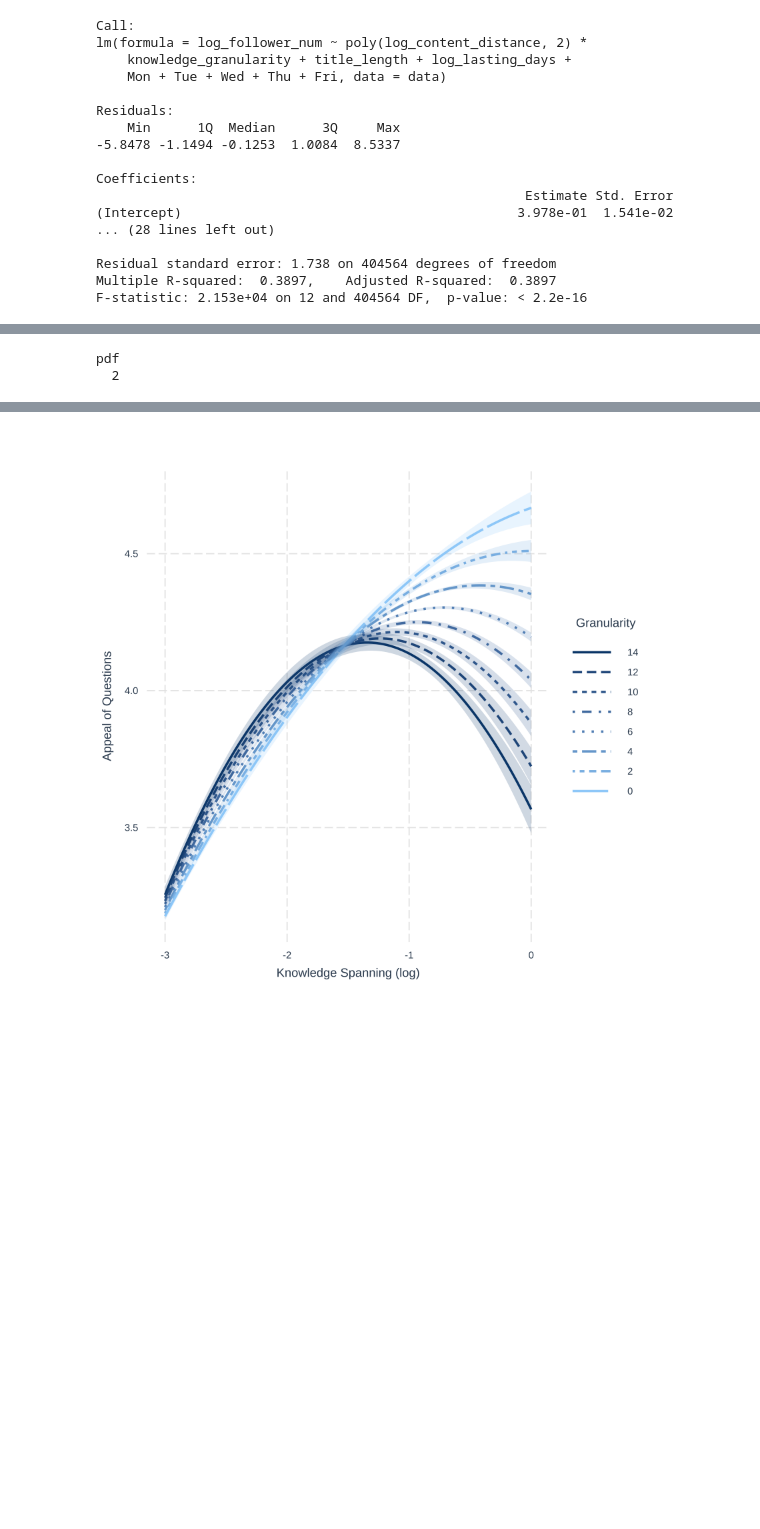
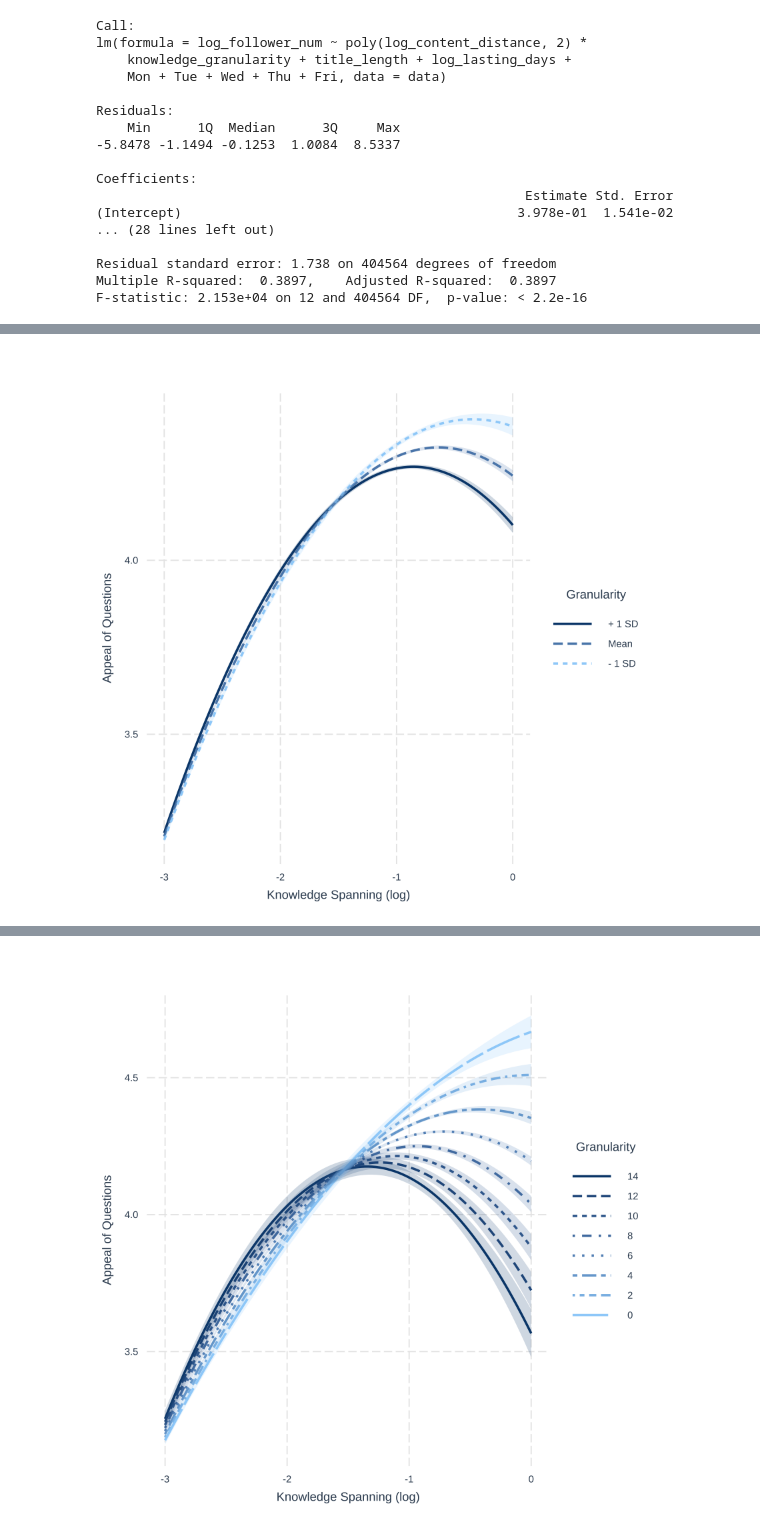
Before and after one commit to socrateslab/knowledge-spanning, a Jupyter notebook: knowledge_spanning_final.ipynb, the cells around one changed output, grey strips where cells are left out. Cells and saved outputs as stored; diff of their text form; code cells hidden in the pictures; blank space fills up the shorter version.

```diff
--- a/knowledge_spanning_final.ipynb
+++ b/knowledge_spanning_final.ipynb
@@ -139,12 +140,10 @@ F-statistic: 2.153e+04 on 12 and 404564 DF,  p-value: < 2.2e-16
 # %%
 p<-interact_plot(model, pred =log_content_distance, modx = knowledge_granularity,
                  data = data, interval = TRUE,int.width = 0.8,
-                 x.label = TeX("Knowledge Spanning (log)"), y.label = "Appeal of Questions",
+                x.label = TeX("Knowledge Spanning (log)"), y.label = TeX("Appeal of Questions"),
                  main.title = "",  legend.main = TeX("Granularity"),)
-pdf(file="interaction_sd.pdf", width = 5, height = 5)
 #p+xlim(0,1)+ylim(-1000,4000)
+
 p
-dev.off()
 # %% [output]
-pdf
-  2
+[figure, added]
```
Also changed, not shown: parts of 5 cells of this notebook.
